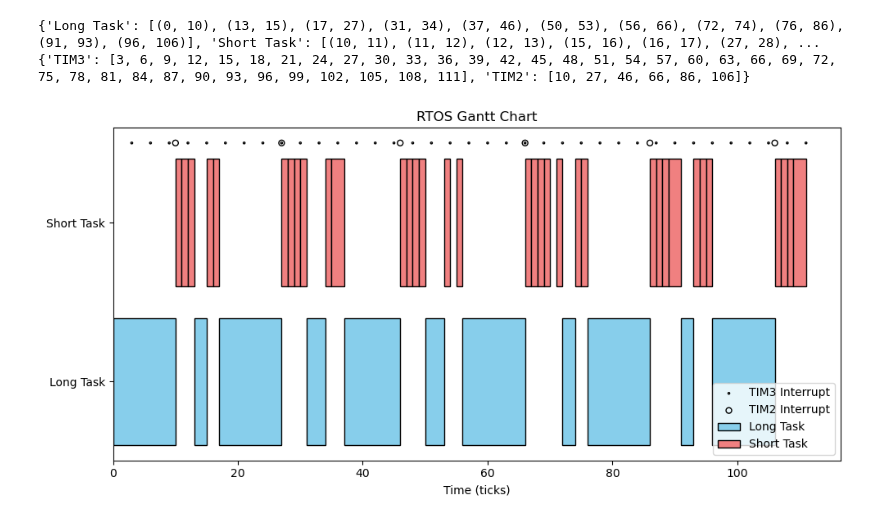
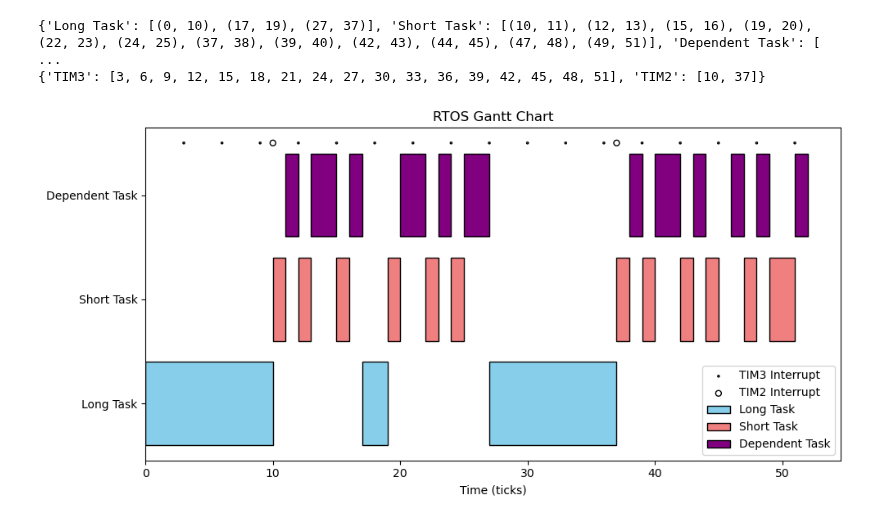
Before and after one commit to olincollege/simulated-rtos, a Jupyter notebook: plot/plot.ipynb, the cells around one changed output. Saved outputs shown, nothing was run; the diff lists cells and outputs as text; code cells hidden in the pictures.

Commit message:
Add plot data and change plot for three tasks

```diff
--- a/plot/plot.ipynb
+++ b/plot/plot.ipynb
@@ -12,7 +9,7 @@ import matplotlib.pyplot as plt
 events = []
 
 # Get data from sample_data.txt
-with open('sample_data.txt', 'r') as f:
+with open('three_task_data.txt', 'r') as f:
     for line in f:
         line = line.strip()
         # Match start events
@@ -28,6 +25,10 @@ with open('sample_data.txt', 'r') as f:
         pause_short = re.match(r'Short task paused\. Time: (\d+)', line)
         resume_short = re.match(r'Short task resumed\. Time: (\d+)', line)
         finish_short = re.match(r'Short task finished\. Time: (\d+)', line)
+        start_dependent = re.match(r'Dependent task started. Time: (\d+)', line)
+        pause_dependent = re.match(r'Dependent task paused\. Time: (\d+)', line)
+        resume_dependent = re.match(r'Dependent task resumed\. Time: (\d+)', line)
+        finish_dependent = re.match(r'Dependent task finished. Time: (\d+)', line)
 
         if tim2_interrupt:
             events.append({'task': 'TIM2', 'action': 'temp_interrupt', 'time': int(tim2_interrupt.group(1))})
@@ -49,10 +50,18 @@ with open('sample_data.txt', 'r') as f:
             events.append({'task': 'Short Task', 'action': 'start', 'time': int(resume_short.group(1))})
         elif finish_short:
             events.append({'task': 'Short Task', 'action': 'end', 'time': int(finish_short.group(1))})
+        elif start_dependent:
+            events.append({'task': 'Dependent Task', 'action': 'start', 'time': int(start_dependent.group(1))})
+        elif pause_dependent:
+            events.append({'task': 'Dependent Task', 'action': 'end', 'time': int(pause_dependent.group(1))})
+        elif resume_dependent:
+            events.append({'task': 'Dependent Task', 'action': 'start', 'time': int(resume_dependent.group(1))})
+        elif finish_dependent:
+            events.append({'task': 'Dependent Task', 'action': 'end', 'time': int(finish_dependent.group(1))})
 
 # --- Step 2: Group into task durations ---
 # We will track currently running tasks
-task_times = {'Long Task': [], 'Short Task': []}
+task_times = {'Long Task': [], 'Short Task': [], 'Dependent Task': []}
 running_tasks = {}
 single_events = {'TIM3': [], 'TIM2': []}
 
@@ -76,38 +85,38 @@ print(single_events)
 # --- Step 3: Plot using matplotlib ---
 fig, ax = plt.subplots(figsize=(10, 5))
 
-colors = {'Long Task': 'skyblue', 'Short Task': 'lightcoral'}
+colors = {'Long Task': 'skyblue', 'Short Task': 'lightcoral', 'Dependent Task': 'purple'}
 
-y_pos = {'Long Task': 0, 'Short Task': 1}
+y_pos = {'Long Task': 0, 'Short Task': 1, 'Dependent Task': 2}
 
 # Plot tasks
 for task, periods in task_times.items():
     for start, end in periods:
         ax.barh(y_pos[task], end - start, left=start, color=colors[task], edgecolor='black', label=task)
 
 # Plot single events
 for event_name, times in single_events.items():
     if event_name == 'TIM2':
         dot_size = 100
         label = 'TIM2 Interrupt'
     elif event_name == 'TIM3':
         dot_size = 10
         label = 'TIM3 Interrupt'
-    ax.scatter(times, [1.5] * len(times), label=label, marker='.', edgecolor='black', facecolor='none', s=dot_size)
+    ax.scatter(times, [2.5] * len(times), label=label, marker='.', edgecolor='black', facecolor='none', s=dot_size)
 
 # Make sure legend doesn't repeat
 handles, labels = ax.get_legend_handles_labels()
 by_label = dict(zip(labels, handles))
 ax.legend(by_label.values(), by_label.keys())
 
-ax.set_yticks([y_pos['Long Task'], y_pos['Short Task']])
-ax.set_yticklabels(['Long Task', 'Short Task'])
+ax.set_yticks([y_pos['Long Task'], y_pos['Short Task'], y_pos['Dependent Task']])
+ax.set_yticklabels(['Long Task', 'Short Task', 'Dependent Task'])
 ax.set_xlabel('Time (ticks)')
 ax.set_title('RTOS Gantt Chart')
 
 plt.tight_layout()
 plt.show()
 # %% [output]
-{'Long Task': [(0, 10), (13, 15), (17, 27), (31, 34), (37, 46), (50, 53), (56, 66), (72, 74), (76, 86), (91, 93), (96, 106)], 'Short Task': [(10, 11), (11, 12), (12, 13), (15, 16), (16, 17), (27, 28), ...
-{'TIM3': [3, 6, 9, 12, 15, 18, 21, 24, 27, 30, 33, 36, 39, 42, 45, 48, 51, 54, 57, 60, 63, 66, 69, 72, 75, 78, 81, 84, 87, 90, 93, 96, 99, 102, 105, 108, 111], 'TIM2': [10, 27, 46, 66, 86, 106]}
+{'Long Task': [(0, 10), (17, 19), (27, 37)], 'Short Task': [(10, 11), (12, 13), (15, 16), (19, 20), (22, 23), (24, 25), (37, 38), (39, 40), (42, 43), (44, 45), (47, 48), (49, 51)], 'Dependent Task': [ ...
+{'TIM3': [3, 6, 9, 12, 15, 18, 21, 24, 27, 30, 33, 36, 39, 42, 45, 48, 51], 'TIM2': [10, 37]}
-[figure, old version]
+[figure, new version]
```
Also changed, not shown: parts of 1 cell of this notebook, 1 other file.
